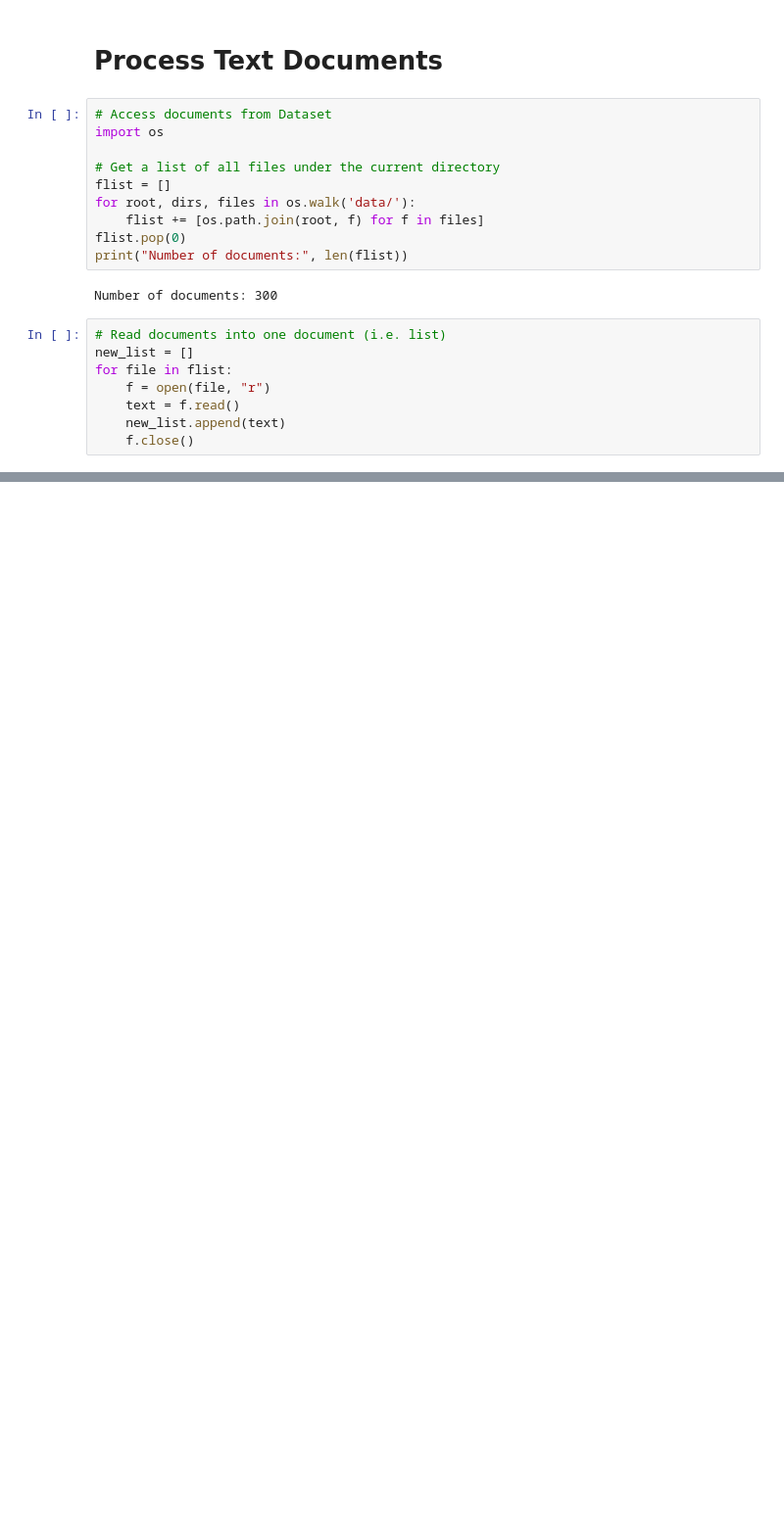
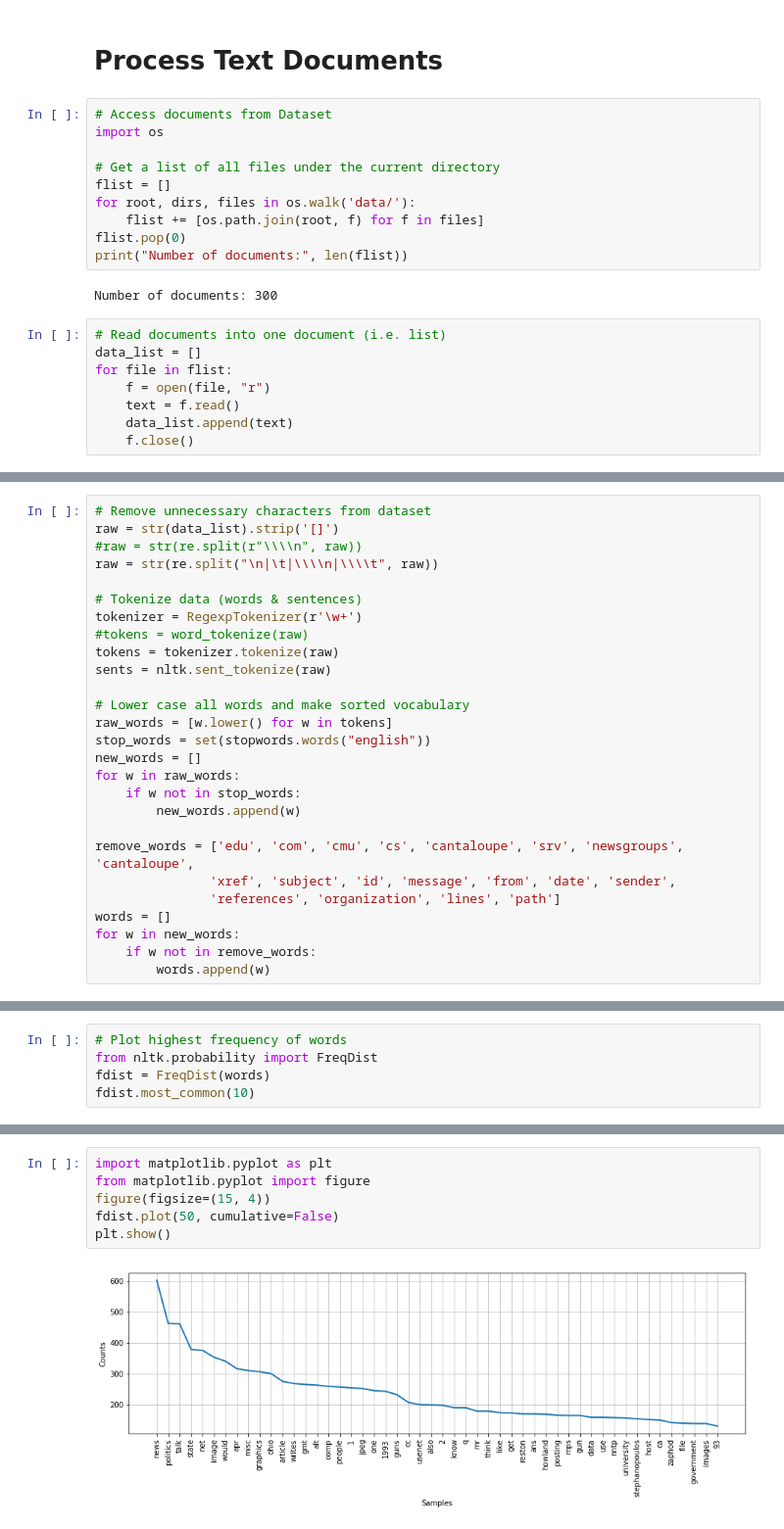
Before and after one commit to ArwaS97/Medius-Health-Challenge, a Jupyter notebook: Medius Health Challenge.ipynb, the cells around one changed output, grey strips where cells are left out. Shown: that part at 98% size. Saved outputs shown, nothing was run; the diff lists cells and outputs as text; blank space fills up the shorter version.

Commit message:
Completing test processing
Finishing off Word Processing of documents with TF-IDF

```diff
--- a/Medius Health Challenge.ipynb
+++ b/Medius Health Challenge.ipynb
@@ -93,9 +61,9 @@ print("Number of documents:", len(flist))
 Number of documents: 300
 # %%
 # Read documents into one document (i.e. list)
-new_list = []
+data_list = []
 for file in flist:
     f = open(file, "r")
     text = f.read()
-    new_list.append(text)
+    data_list.append(text)
     f.close()
@@ -159,0 +70,27 @@ lancaster = nltk.LancasterStemmer()
+# %%
+# Remove unnecessary characters from dataset
+raw = str(data_list).strip('[]')
+#raw = str(re.split(r"\\\\n", raw))
+raw = str(re.split("\n|\t|\\\\n|\\\\t", raw))
+
+# Tokenize data (words & sentences)
+tokenizer = RegexpTokenizer(r'\w+')
+#tokens = word_tokenize(raw)
+tokens = tokenizer.tokenize(raw)
+sents = nltk.sent_tokenize(raw)
+
+# Lower case all words and make sorted vocabulary
+raw_words = [w.lower() for w in tokens]
+stop_words = set(stopwords.words("english"))
+new_words = []
+for w in raw_words:
+    if w not in stop_words:
+        new_words.append(w)
+
+remove_words = ['edu', 'com', 'cmu', 'cs', 'cantaloupe', 'srv', 'newsgroups', 'cantaloupe',
+               'xref', 'subject', 'id', 'message', 'from', 'date', 'sender',
+               'references', 'organization', 'lines', 'path']
+words = []
+for w in new_words:
+    if w not in remove_words:
+        words.append(w)
@@ -159,0 +103,5 @@ lancaster = nltk.LancasterStemmer()
+# %%
+# Plot highest frequency of words
+from nltk.probability import FreqDist
+fdist = FreqDist(words)
+fdist.most_common(10)
@@ -159,0 +119,8 @@ lancaster = nltk.LancasterStemmer()
+# %%
+import matplotlib.pyplot as plt
+from matplotlib.pyplot import figure
+figure(figsize=(15, 4))
+fdist.plot(50, cumulative=False)
+plt.show()
+# %% [output]
+[figure, added]
```
Also changed, not shown: parts of 22 cells of this notebook.
